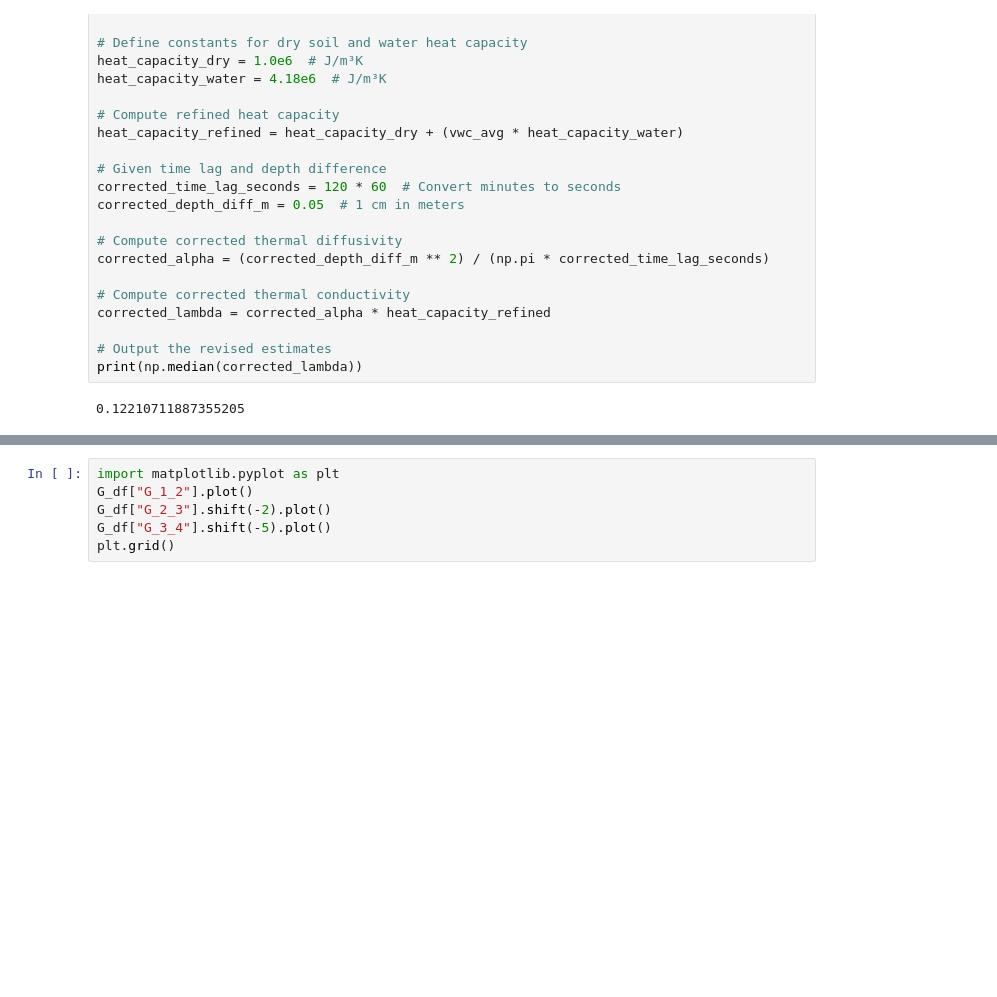
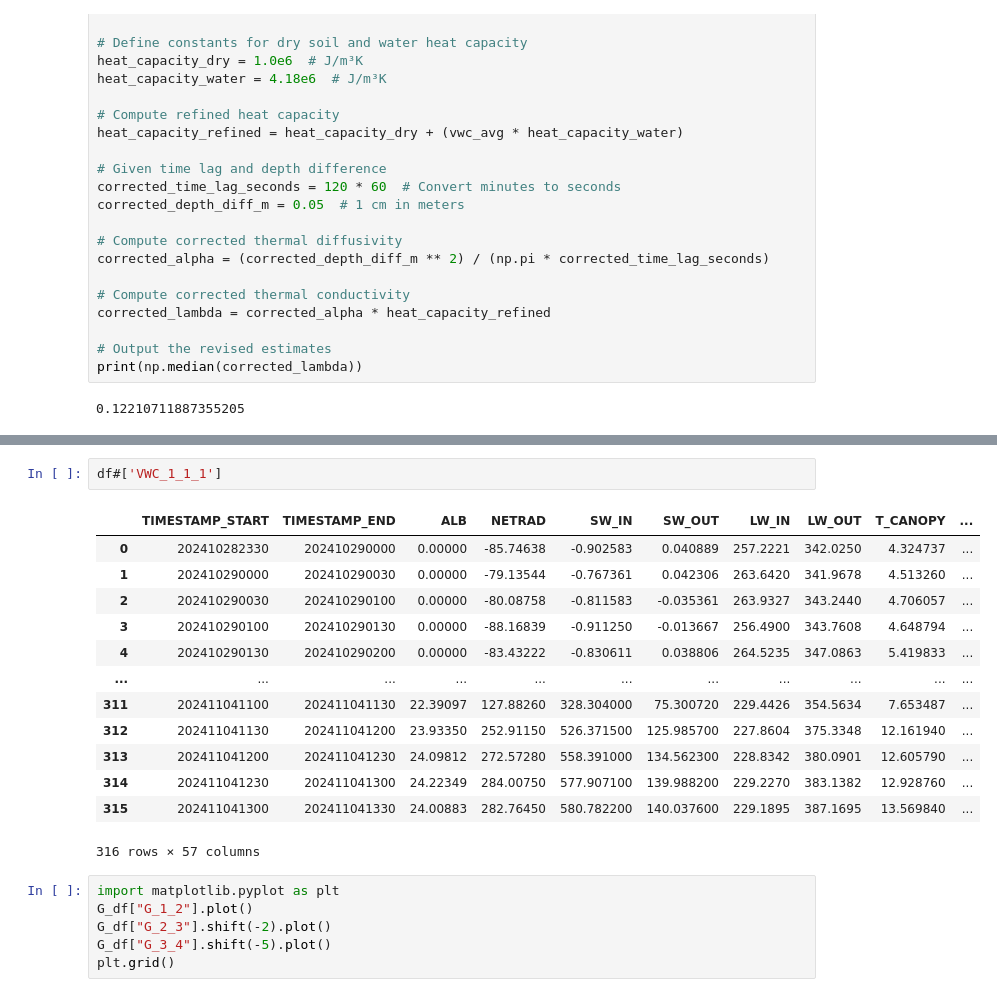
Before and after one commit to utah-geological-survey/MicroMet, a Jupyter notebook: Notebooks/Soil_Heat_Flux_SoilVUE.ipynb, the cells around one changed output, grey strips where cells are left out. Cells and saved outputs as stored; diff of their text form; blank space fills up the shorter version.

```diff
--- a/Notebooks/Soil_Heat_Flux_SoilVUE.ipynb
+++ b/Notebooks/Soil_Heat_Flux_SoilVUE.ipynb
@@ -187,3 +196,19 @@ print(np.median(corrected_lambda))
+# %%
+df#['VWC_1_1_1']
+# %% [output]
+|  | TIMESTAMP_START | TIMESTAMP_END | ALB | NETRAD | SW_IN | SW_OUT | LW_IN | LW_OUT | T_CANOPY | ... |
+| 0 | 202410282330 | 202410290000 | 0.00000 | -85.74638 | -0.902583 | 0.040889 | 257.2221 | 342.0250 | 4.324737 | ... |
+| 1 | 202410290000 | 202410290030 | 0.00000 | -79.13544 | -0.767361 | 0.042306 | 263.6420 | 341.9678 | 4.513260 | ... |
+| 2 | 202410290030 | 202410290100 | 0.00000 | -80.08758 | -0.811583 | -0.035361 | 263.9327 | 343.2440 | 4.706057 | ... |
+| 3 | 202410290100 | 202410290130 | 0.00000 | -88.16839 | -0.911250 | -0.013667 | 256.4900 | 343.7608 | 4.648794 | ... |
+| 4 | 202410290130 | 202410290200 | 0.00000 | -83.43222 | -0.830611 | 0.038806 | 264.5235 | 347.0863 | 5.419833 | ... |
+| ... | ... | ... | ... | ... | ... | ... | ... | ... | ... | ... |
+| 311 | 202411041100 | 202411041130 | 22.39097 | 127.88260 | 328.304000 | 75.300720 | 229.4426 | 354.5634 | 7.653487 | ... |
+| 312 | 202411041130 | 202411041200 | 23.93350 | 252.91150 | 526.371500 | 125.985700 | 227.8604 | 375.3348 | 12.161940 | ... |
+| 313 | 202411041200 | 202411041230 | 24.09812 | 272.57280 | 558.391000 | 134.562300 | 228.8342 | 380.0901 | 12.605790 | ... |
+| 314 | 202411041230 | 202411041300 | 24.22349 | 284.00750 | 577.907100 | 139.988200 | 229.2270 | 383.1382 | 12.928760 | ... |
+| 315 | 202411041300 | 202411041330 | 24.00883 | 282.76450 | 580.782200 | 140.037600 | 229.1895 | 387.1695 | 13.569840 | ... |
+316 rows × 57 columns
 # %%
 import matplotlib.pyplot as plt
 G_df["G_1_2"].plot()
```
Also changed, not shown: parts of 5 cells of this notebook, 2 other files.
